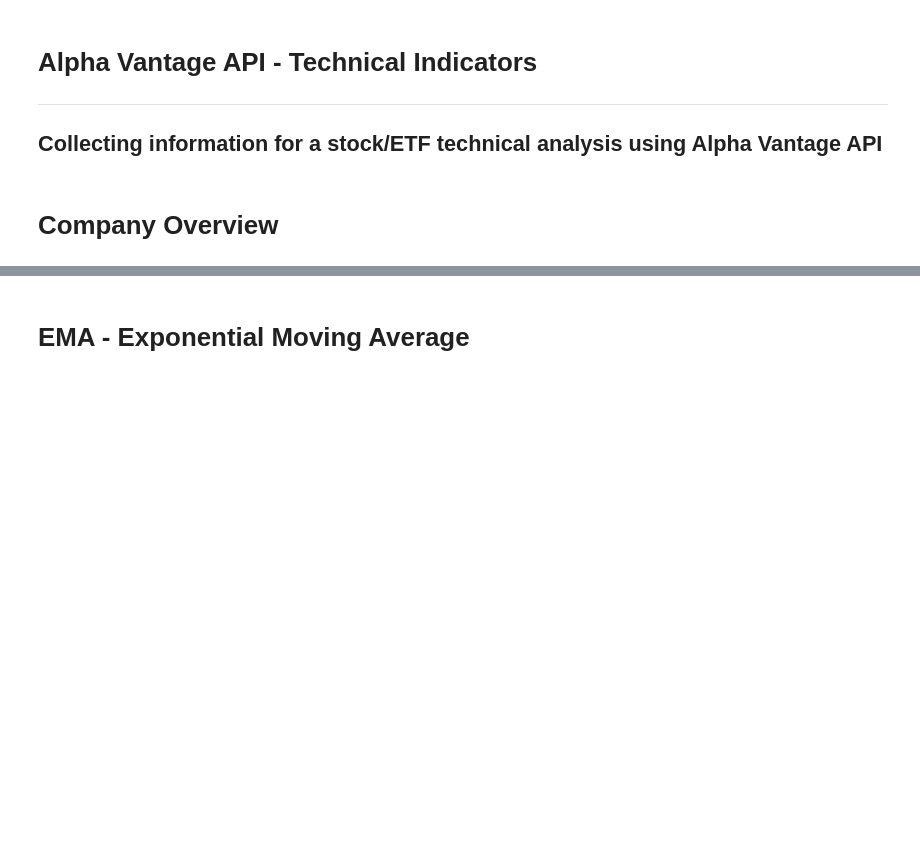
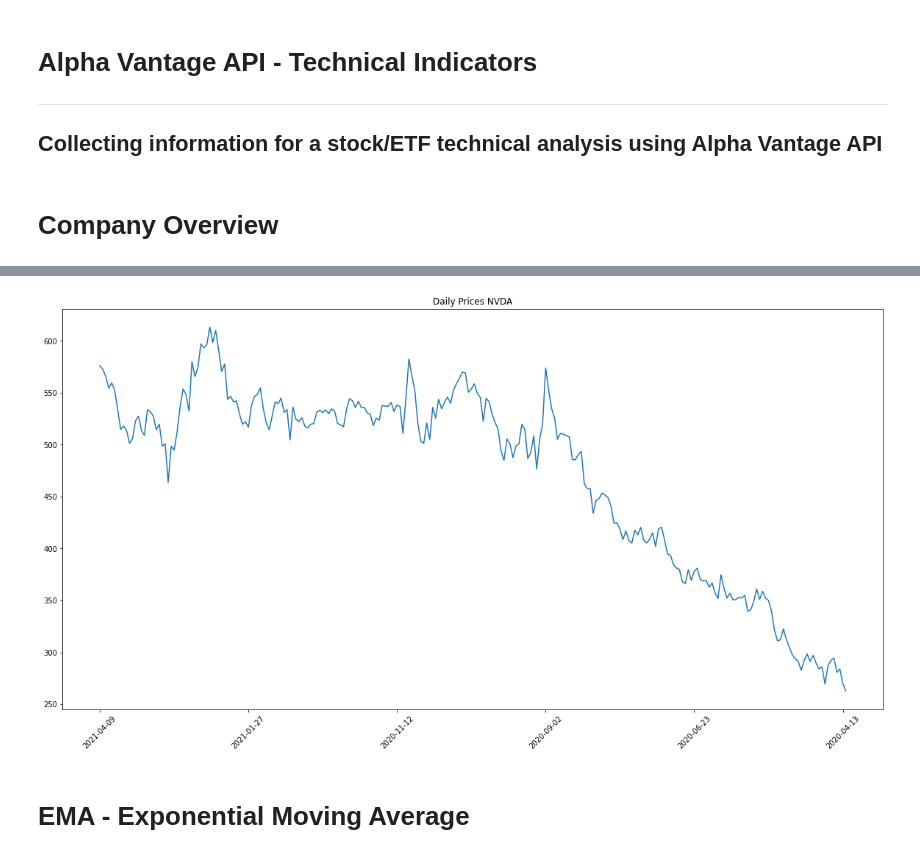
Before and after one commit to dbogatic/technical_indicators, a Jupyter notebook: alpha_vantage.ipynb, the cells around one changed output, grey strips where cells are left out. Cells and saved outputs as stored; diff of their text form; code cells hidden in the pictures; blank space fills up the shorter version.

```diff
--- a/alpha_vantage.ipynb
+++ b/alpha_vantage.ipynb
@@ -46,3 +76,8 @@ response_data
+# %%
+# Plot daily prices
+daily_prices_plot = daily_prices_df.plot(figsize=(20,10), title=f"Daily Prices {ticker}", rot=45)
+# %% [output]
+[figure, added]
 # %% [markdown]
 # EMA - Exponential Moving Average
 # %%
```
Also changed, not shown: parts of 14 cells of this notebook.
